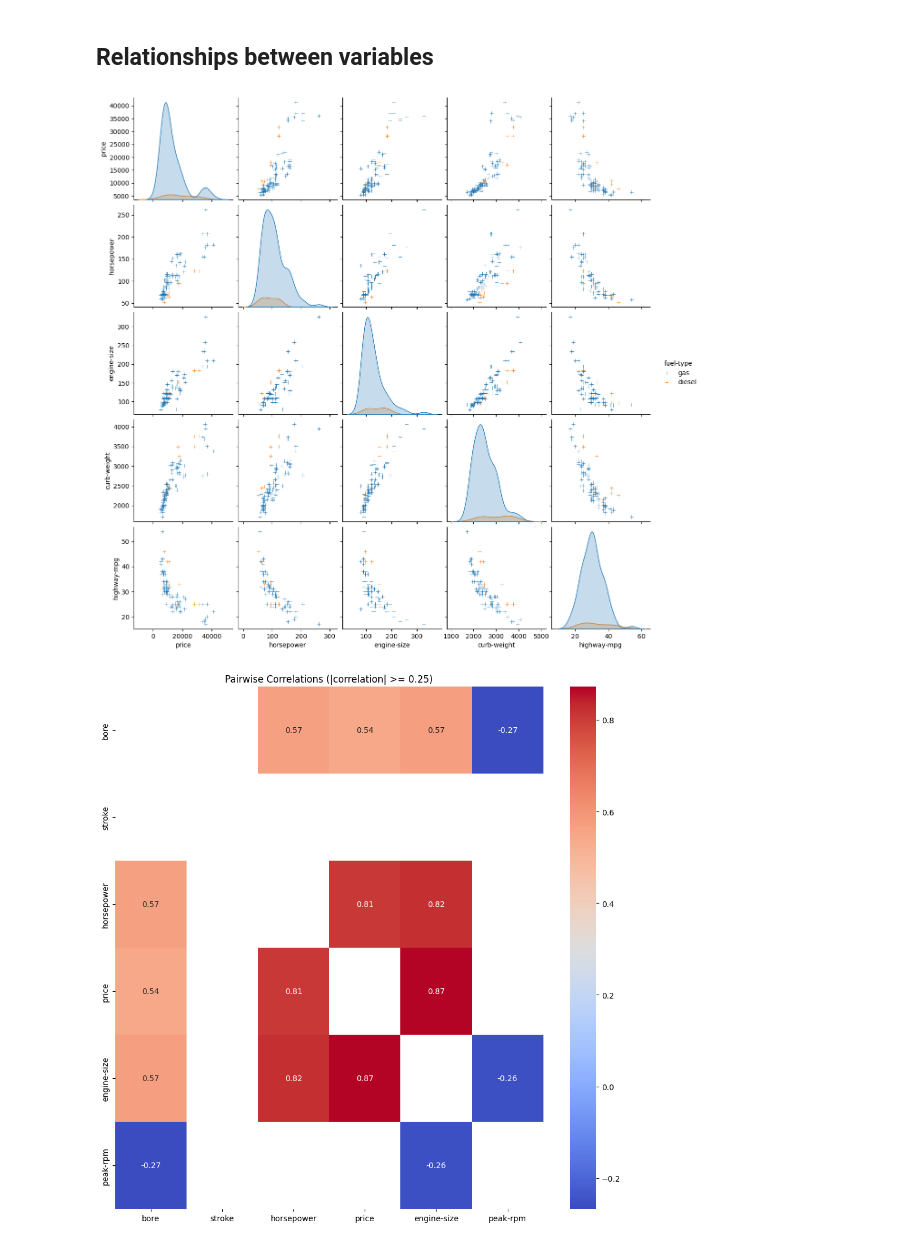
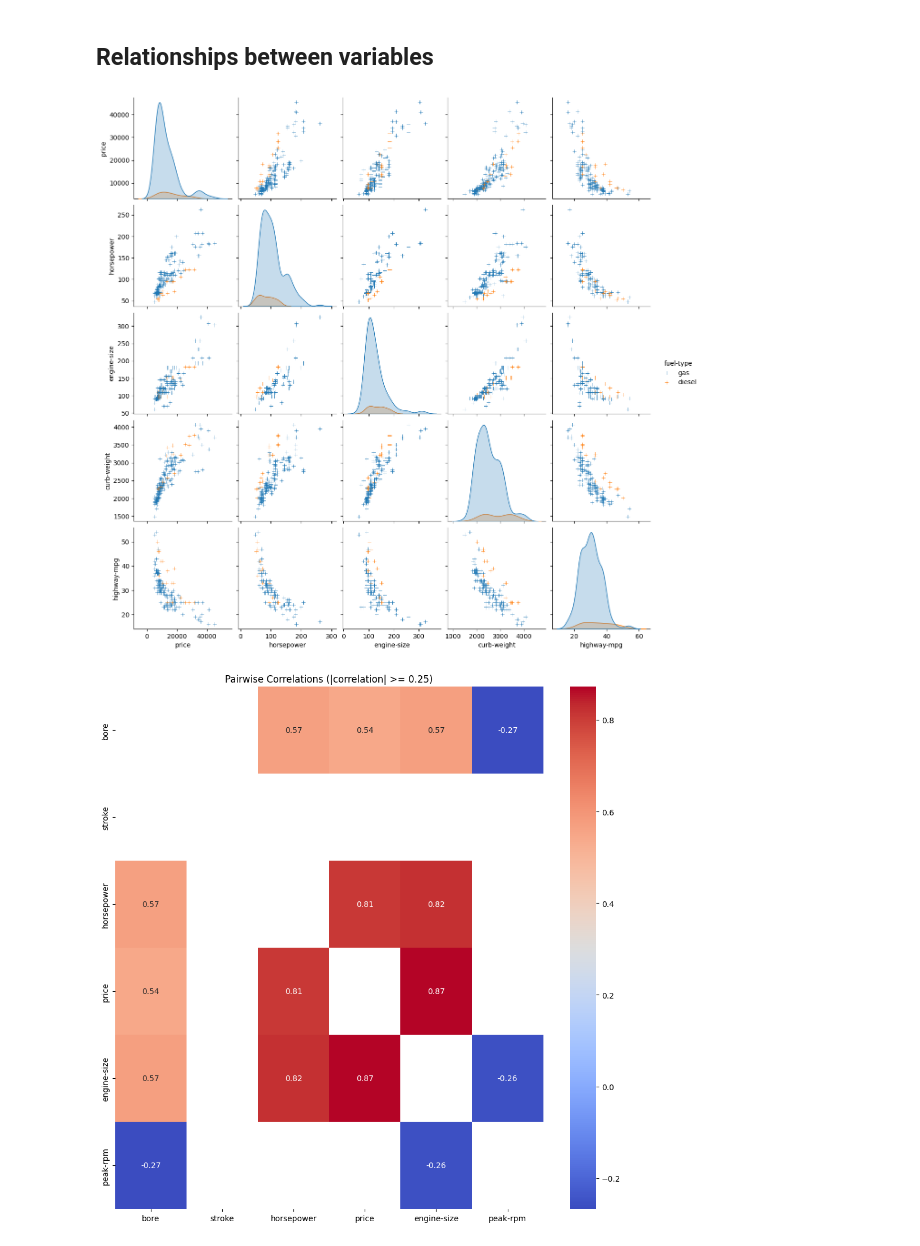
Before and after one commit to LucaM711/data-science-portfolio, a Jupyter notebook: projects/01_automobile_eda/data/01_eda_analysis.ipynb, the cells around one changed output. Saved outputs shown, nothing was run; the diff lists cells and outputs as text; code cells hidden in the pictures.

Commit message:
removed sample from variable relationship

```diff
--- a/projects/01_automobile_eda/data/01_eda_analysis.ipynb
+++ b/projects/01_automobile_eda/data/01_eda_analysis.ipynb
@@ -68,10 +68,10 @@ plt.show()
 ## Relationships between variables
 # %%
 tmp = ["price", "horsepower", "engine-size", "curb-weight", "highway-mpg", "fuel-type"]
-sns.pairplot(df[tmp].sample(n = 100, random_state=42), hue = "fuel-type", height= 2.5, markers = "+")
+sns.pairplot(df[tmp], hue = "fuel-type", height= 2.5, markers = "+")
 plt.show()
 # %% [output]
-[figure, old version]
+[figure, new version]
 # %%
 features_to_check = ["bore", "stroke", "horsepower", "price", "engine-size", "peak-rpm"]
 correlation_matrix = df[features_to_check].corr() # Compute the correlation matrix only on numerical features
```
